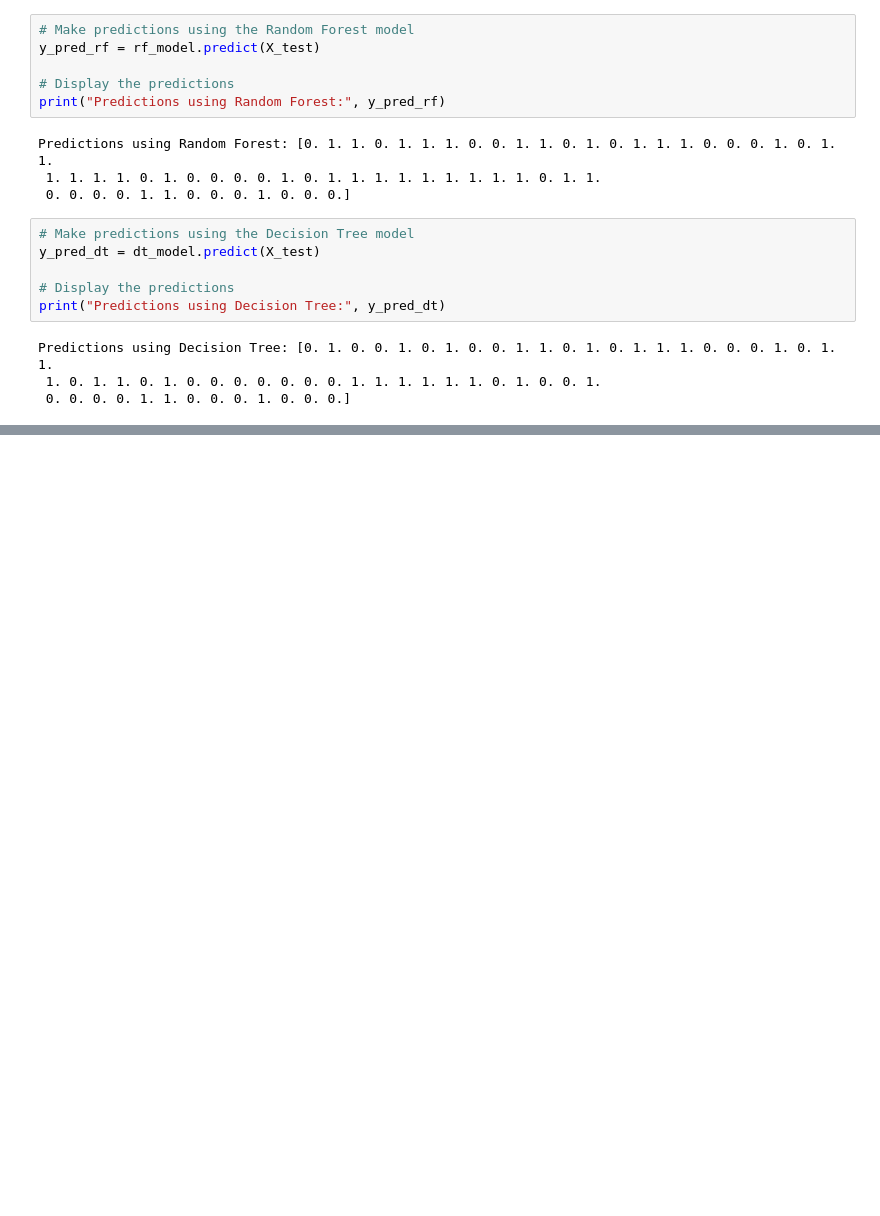
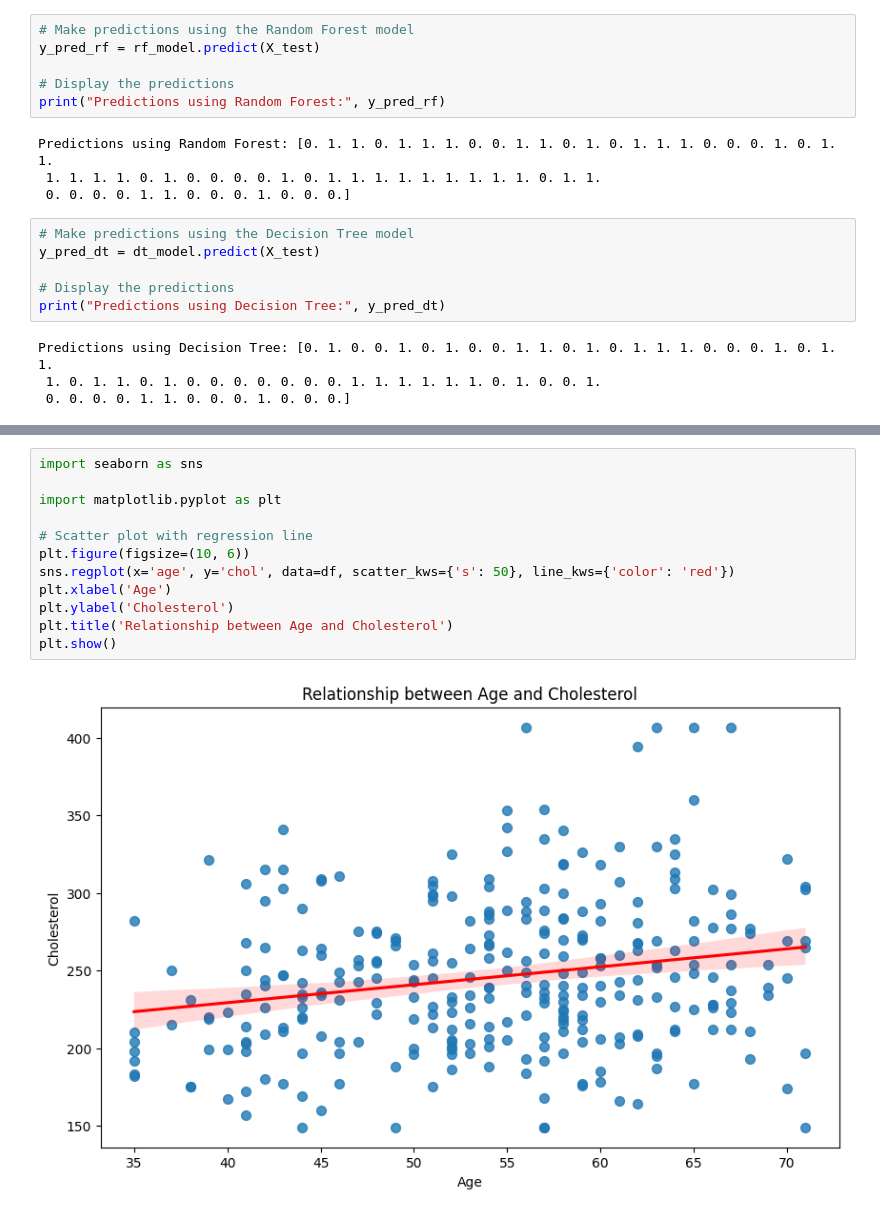
Before and after one commit to daniyalrosli/Final-Year-Project, a Jupyter notebook: model.ipynb, the cells around one changed output, grey strips where cells are left out. Drawn from its saved outputs; the diff is of its cells as text; blank space fills up the shorter version.

```diff
--- a/model.ipynb
+++ b/model.ipynb
@@ -671,0 +688,14 @@ Predictions using Decision Tree: [0. 1. 0. 0. 1. 0. 1. 0. 0. 1. 1. 0. 1. 0. 1. 1
+# %%
+import seaborn as sns
+
+import matplotlib.pyplot as plt
+
+# Scatter plot with regression line
+plt.figure(figsize=(10, 6))
+sns.regplot(x='age', y='chol', data=df, scatter_kws={'s': 50}, line_kws={'color': 'red'})
+plt.xlabel('Age')
+plt.ylabel('Cholesterol')
+plt.title('Relationship between Age and Cholesterol')
+plt.show()
+# %% [output]
+[figure, added]
```
Also changed, not shown: parts of 4 cells of this notebook, 7 other files.
